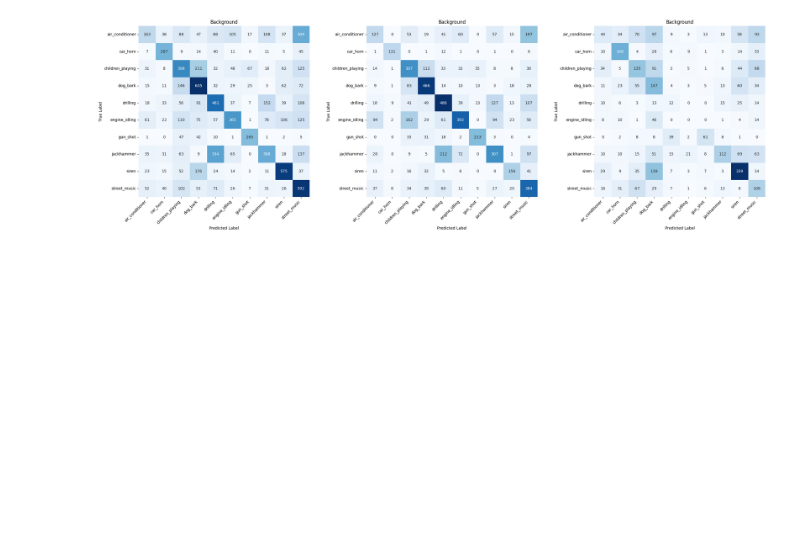
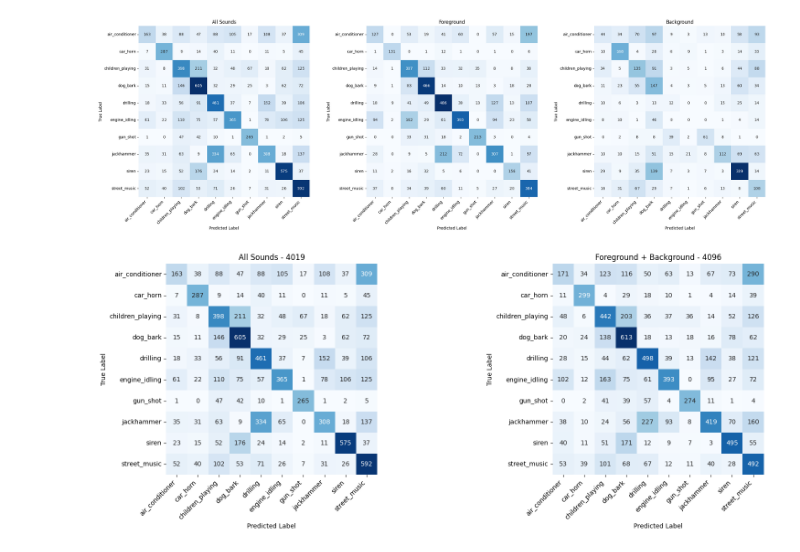
Before and after one commit to joaopecomonteiro/trabalho_ac2, a Jupyter notebook: train.ipynb, the cells around one changed output. Cells and saved outputs as stored; diff of their text form; code cells hidden in the pictures; blank space fills up the shorter version.

```diff
--- a/train.ipynb
+++ b/train.ipynb
@@ -819,7 +841,7 @@ for fold in folds:
     X_test0 = np.expand_dims(X_test0, axis=-1)
 
     model0_path = f"/content/drive/MyDrive/trabalho_AC2/models/lstm/{fold}/salience0"
-    model0 = tf.keras.models.load_model(model0_path)
+    model0 = load_model(model0_path)
     test_preds_0 = model0.predict(X_test0)
     test_pred_classes_0 = np.argmax(test_preds_0, axis=1)
 
@@ -831,7 +853,7 @@ for fold in folds:
     X_test1 = np.expand_dims(X_test1, axis=-1)
 
     model1_path = f"/content/drive/MyDrive/trabalho_AC2/models/lstm/{fold}/salience1"
-    model1 = tf.keras.models.load_model(model1_path)
+    model1 = load_model(model1_path)
     test_preds_1 = model1.predict(X_test1)
     test_pred_classes_1 = np.argmax(test_preds_1, axis=1)
 
@@ -844,7 +866,7 @@ for fold in folds:
 
 
     model2_path = f"/content/drive/MyDrive/trabalho_AC2/models/lstm/{fold}/salience2"
-    model2 = tf.keras.models.load_model(model2_path)
+    model2 = load_model(model2_path)
     test_preds_2 = model2.predict(X_test2)
     test_pred_classes_2 = np.argmax(test_preds_2, axis=1)
 
@@ -948,3 +970,21 @@ For training with all sounds, the mean accuracy was 46.12+-5.43
 For training with sounds in the foreground, the mean accuracy was 52.09+-7.23
 For training with sounds in the background, the mean accuracy was 36.81+-5.30
 [figure]
+# %%
+#Juntar as matrizes do foreground e do background e comparar com a matriz do treino com todos os sons
+
+cm_fore_and_back = final_cm1+final_cm2
+times_got_right0 = 0
+times_got_right1 = 0
+
+
+for i in range(10):
+    times_got_right0 += final_cm0[i][i]
+    times_got_right1 += cm_fore_and_back[i][i]
+
+
+fig, (ax) = plt.subplots(1, 2, figsize=(20, 6))
+plot_confusion_matrix(final_cm0, class_names, ax[0], title = f"All Sounds - {times_got_right0}")
+plot_confusion_matrix(cm_fore_and_back, class_names, ax[1], title = f"Foreground + Background - {times_got_right1}")
+# %% [output]
+[figure, added]
```
Also changed, not shown: parts of 6 cells of this notebook, 1 other file.
